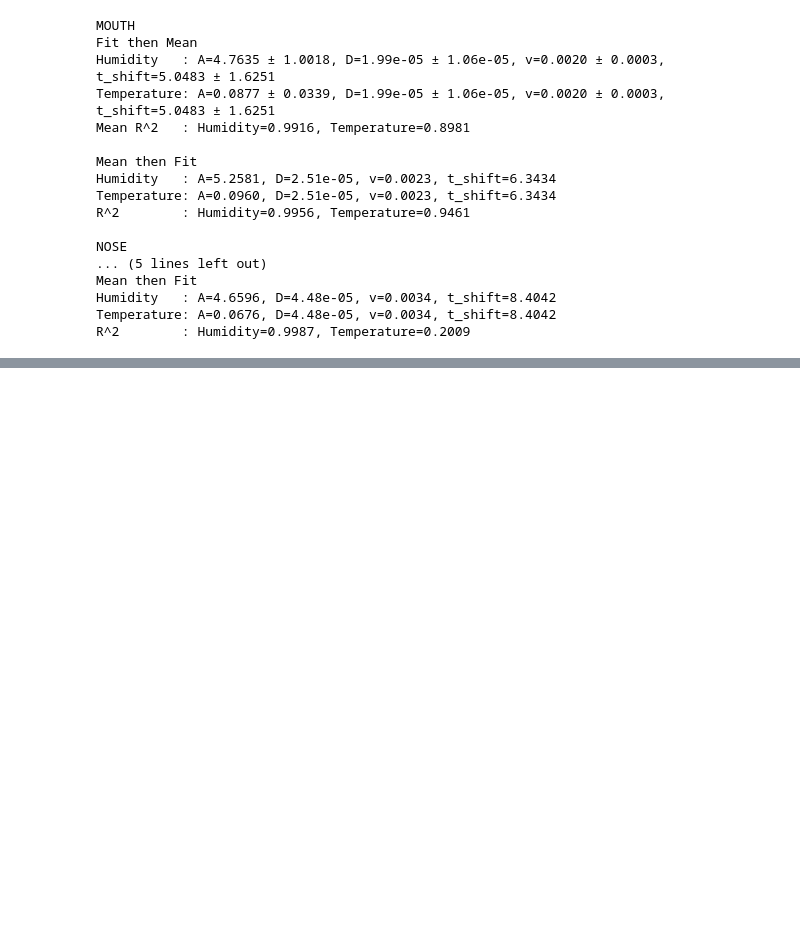
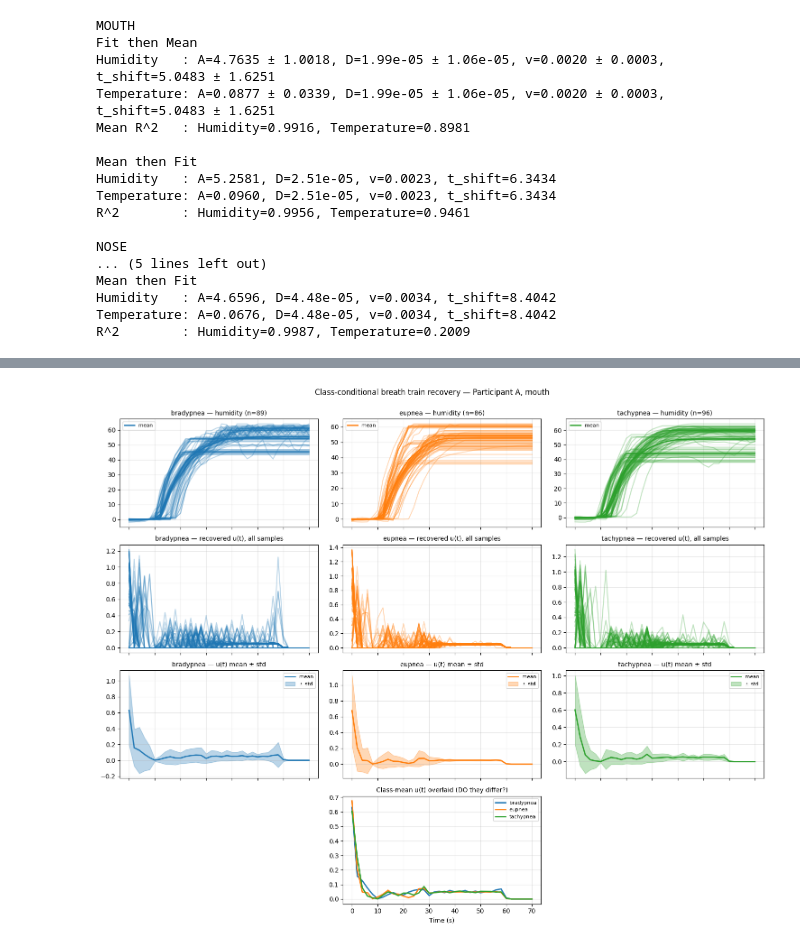
Before and after one commit to leon-rny/neural-network-breath-modeling, a Jupyter notebook: pinn.ipynb, the cells around one changed output, grey strips where cells are left out. Drawn from its saved outputs; the diff is of its cells as text; code cells hidden in the pictures; blank space fills up the shorter version.

```diff
--- a/pinn.ipynb
+++ b/pinn.ipynb
@@ -406,0 +461,81 @@ def pde():
+# %%
+REGION = 'mouth'
+PARTICIPANT = 'a'
+classes = ['bradypnea', 'eupnea', 'tachypnea']
+colors = {'bradypnea': 'tab:blue', 'eupnea': 'tab:orange', 'tachypnea': 'tab:green'}
+
+
+# cir_kernel_mouth = cir_kernel(time, *params_mouth, tau_s=15.0)
+# storage for deconvolved breath trains
+u_by_class = {cls: [] for cls in classes}
+
+for cls in classes:
+    sub = df[df['class'] == cls]
+    for _, sample in sub.iterrows():
+        humidity = sample['humidity']
+        temperature = sample['temperature']
+        humidity_bc, _ = preprocess_cir(humidity, temperature)
+        u = deconvolve_nnls(humidity_bc, cir_kernel_mouth, N=36, lam=0.5)
+        u_by_class[cls].append(u)
+
+# convert to arrays
+for cls in classes:
+    u_by_class[cls] = np.stack(u_by_class[cls])
+
+time = np.arange(36) * 2.0
+
+# layout: 4 rows × 3 cols
+# row 0: real humidity samples per class
+# row 1: deconvolved u(t) — individual traces
+# row 2: deconvolved u(t) — mean ± std
+# row 3: per-class means overlaid (the key comparison)
+fig, axes = plt.subplots(4, 3, figsize=(15, 12), sharex=True)
+
+for col, cls in enumerate(classes):
+    sub = df[df['class'] == cls]
+    n_samples = len(sub)
+
+    # row 0: real signals
+    for _, sample in sub.iterrows():
+        h_bc, _ = preprocess_cir(sample['humidity'], sample['temperature'])
+        axes[0, col].plot(time, h_bc, alpha=0.3, color=colors[cls])
+    h_mean = np.stack([preprocess_cir(s['humidity'], s['temperature'])[0]
+                       for _, s in sub.iterrows()]).mean(axis=0)
+    axes[0, col].plot(time, h_mean, color=colors[cls], lw=2, label='mean')
+    axes[0, col].set_title(f"{cls} — humidity (n={n_samples})")
+    axes[0, col].grid(alpha=0.3); axes[0, col].legend(fontsize=8)
+
+    # row 1: individual u(t) traces
+    for u in u_by_class[cls]:
+        axes[1, col].plot(time, u, alpha=0.3, color=colors[cls])
+    axes[1, col].set_title(f"{cls} — recovered u(t), all samples")
+    axes[1, col].grid(alpha=0.3)
+
+    # row 2: u(t) mean ± std
+    u_mean = u_by_class[cls].mean(axis=0)
+    u_std = u_by_class[cls].std(axis=0)
+    axes[2, col].plot(time, u_mean, color=colors[cls], lw=2, label='mean')
+    axes[2, col].fill_between(time, u_mean - u_std, u_mean + u_std,
+                               color=colors[cls], alpha=0.3, label='± std')
+    axes[2, col].set_title(f"{cls} — u(t) mean ± std")
+    axes[2, col].grid(alpha=0.3); axes[2, col].legend(fontsize=8)
+
+# row 3: all class means overlaid (THE key comparison)
+for cls in classes:
+    u_mean = u_by_class[cls].mean(axis=0)
+    axes[3, 1].plot(time, u_mean, color=colors[cls], lw=2, label=cls)
+axes[3, 1].set_title("Class-mean u(t) overlaid (DO they differ?)")
+axes[3, 1].grid(alpha=0.3); axes[3, 1].legend()
+axes[3, 0].axis('off')
+axes[3, 2].axis('off')
+
+for ax in axes[-1, :]:
+    ax.set_xlabel("Time (s)")
+
+plt.suptitle(f"Class-conditional breath train recovery — Participant {PARTICIPANT.upper()}, {REGION}",
+             y=1.00)
+plt.tight_layout()
+plt.savefig(f'deconv_per_class_{REGION}_p{PARTICIPANT}.png', dpi=120)
+plt.show()
+# %% [output]
+[figure, added]
```
Also changed, not shown: parts of 7 cells of this notebook, 2 other files.
